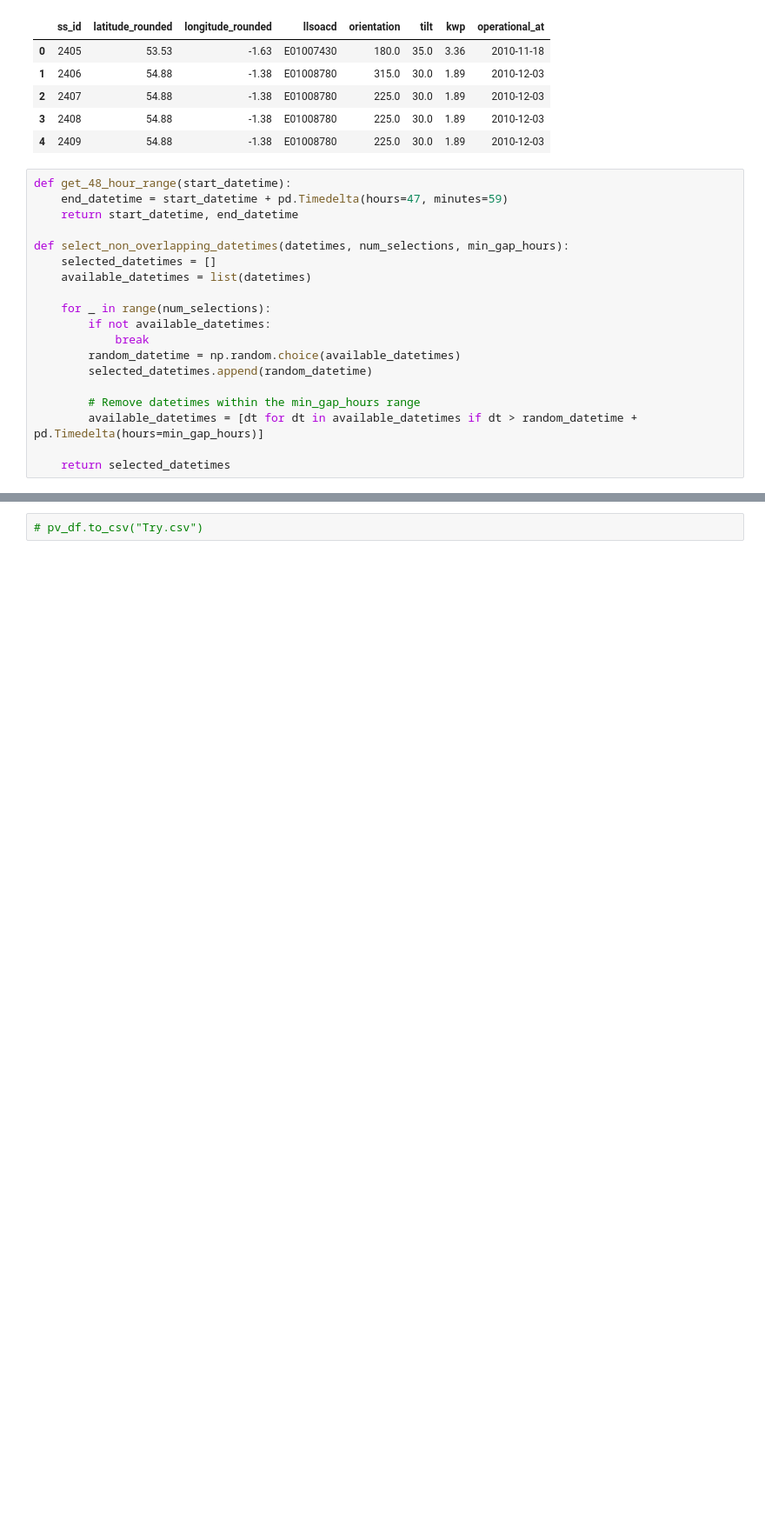
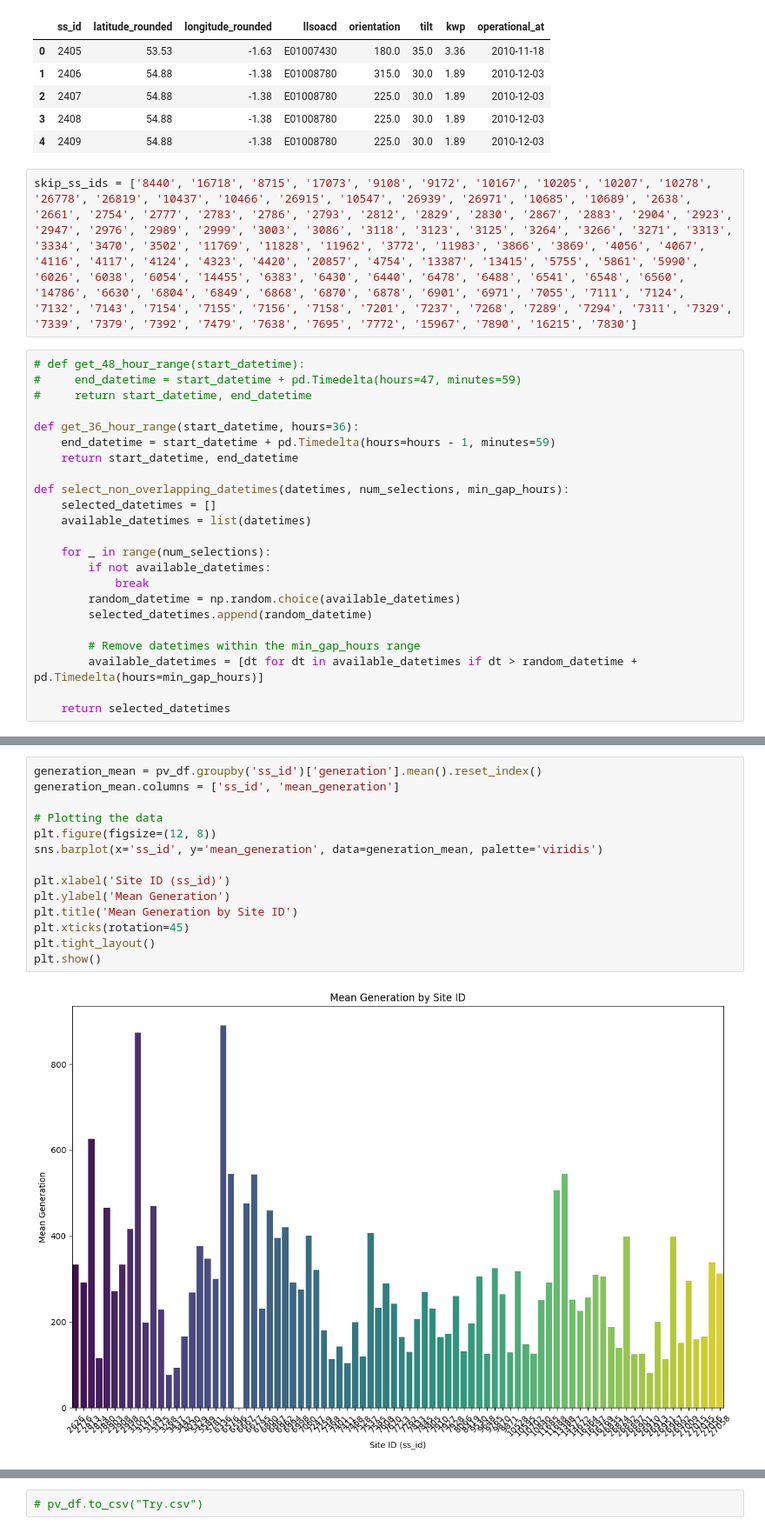
Before and after one commit to roshnaeem/gsoc-data, a Jupyter notebook: tft_data.ipynb, the cells around one changed output, grey strips where cells are left out. Shown at 87% size. Drawn from its saved outputs; the diff is of its cells as text; blank space fills up the shorter version.

```diff
--- a/tft_data.ipynb
+++ b/tft_data.ipynb
@@ -99,9 +92,15 @@ meta_data.head()
 | 2 | 2407 | 54.88 | -1.38 | E01008780 | 225.0 | 30.0 | 1.89 | 2010-12-03 |
 | 3 | 2408 | 54.88 | -1.38 | E01008780 | 225.0 | 30.0 | 1.89 | 2010-12-03 |
 | 4 | 2409 | 54.88 | -1.38 | E01008780 | 225.0 | 30.0 | 1.89 | 2010-12-03 |
+# %%
+skip_ss_ids = ['8440', '16718', '8715', '17073', '9108', '9172', '10167', '10205', '10207', '10278', '26778', '26819', '10437', '10466', '26915', '10547', '26939', '26971', '10685', '10689', '2638', '2661', '2754', '2777', '2783', '2786', '2793', '2812', '2829', '2830', '2867', '2883', '2904', '2923', '2947', '2976', '2989', '2999', '3003', '3086', '3118', '3123', '3125', '3264', '3266', '3271', '3313', '3334', '3470', '3502', '11769', '11828', '11962', '3772', '11983', '3866', '3869', '4056', '4067', '4116', '4117', '4124', '4323', '4420', '20857', '4754', '13387', '13415', '5755', '5861', '5990', '6026', '6038', '6054', '14455', '6383', '6430', '6440', '6478', '6488', '6541', '6548', '6560', '14786', '6630', '6804', '6849', '6868', '6870', '6878', '6901', '6971', '7055', '7111', '7124', '7132', '7143', '7154', '7155', '7156', '7158', '7201', '7237', '7268', '7289', '7294', '7311', '7329', '7339', '7379', '7392', '7479', '7638', '7695', '7772', '15967', '7890', '16215', '7830']
 # %%
-def get_48_hour_range(start_datetime):
-    end_datetime = start_datetime + pd.Timedelta(hours=47, minutes=59)
+# def get_48_hour_range(start_datetime):
+#     end_datetime = start_datetime + pd.Timedelta(hours=47, minutes=59)
+#     return start_datetime, end_datetime
+
+def get_36_hour_range(start_datetime, hours=36):
+    end_datetime = start_datetime + pd.Timedelta(hours=hours - 1, minutes=59)
     return start_datetime, end_datetime
 
 def select_non_overlapping_datetimes(datetimes, num_selections, min_gap_hours):
@@ -176,0 +247,16 @@ pv_df.head()
+# %%
+generation_mean = pv_df.groupby('ss_id')['generation'].mean().reset_index()
+generation_mean.columns = ['ss_id', 'mean_generation']
+
+# Plotting the data
+plt.figure(figsize=(12, 8))
+sns.barplot(x='ss_id', y='mean_generation', data=generation_mean, palette='viridis')
+
+plt.xlabel('Site ID (ss_id)')
+plt.ylabel('Mean Generation')
+plt.title('Mean Generation by Site ID')
+plt.xticks(rotation=45)
+plt.tight_layout()
+plt.show()
+# %% [output]
+[figure, added]
```
Also changed, not shown: parts of 20 cells of this notebook, 2 other files.
